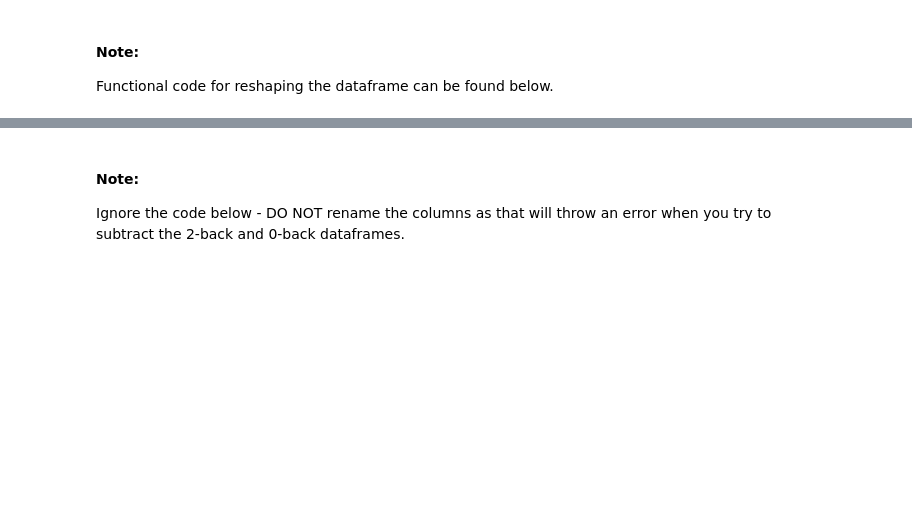
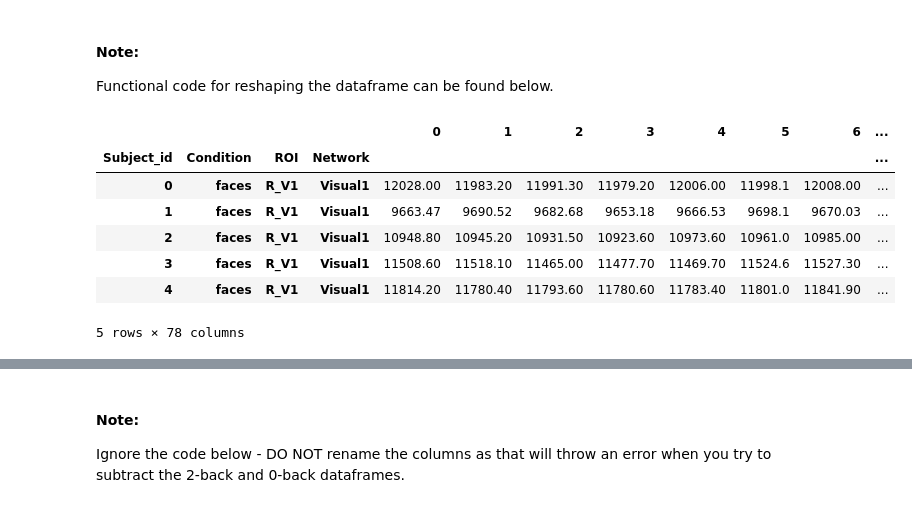
Before and after one commit to pinakm9/NMA, a Jupyter notebook: garbage/fMRI analysis - NMA.ipynb, the cells around one changed output, grey strips where cells are left out. Cells and saved outputs as stored; diff of their text form; code cells hidden in the pictures; blank space fills up the shorter version.

```diff
--- a/garbage/fMRI analysis - NMA.ipynb
+++ b/garbage/fMRI analysis - NMA.ipynb
@@ -353,5 +376,13 @@ X_0back_full = X_df_0back.merge(df_regions, left_on='ROI', right_on='ROI')
 X_2back_full = X_df_2back.merge(df_regions, left_on='ROI', right_on='ROI')
 # %%
 # Sanity check
-print(X_0back_full.head())
-print(X_2back_full.head())
+X_0back_full.head()
+# %% [output]
+|  |  |  |  | 0 | 1 | 2 | 3 | 4 | 5 | 6 | ... |
+| Subject_id | Condition | ROI | Network |  |  |  |  |  |  |  | ... |
+| 0 | faces | R_V1 | Visual1 | 12028.00 | 11983.20 | 11991.30 | 11979.20 | 12006.00 | 11998.1 | 12008.00 | ... |
+| 1 | faces | R_V1 | Visual1 | 9663.47 | 9690.52 | 9682.68 | 9653.18 | 9666.53 | 9698.1 | 9670.03 | ... |
+| 2 | faces | R_V1 | Visual1 | 10948.80 | 10945.20 | 10931.50 | 10923.60 | 10973.60 | 10961.0 | 10985.00 | ... |
+| 3 | faces | R_V1 | Visual1 | 11508.60 | 11518.10 | 11465.00 | 11477.70 | 11469.70 | 11524.6 | 11527.30 | ... |
+| 4 | faces | R_V1 | Visual1 | 11814.20 | 11780.40 | 11793.60 | 11780.60 | 11783.40 | 11801.0 | 11841.90 | ... |
+5 rows × 78 columns
```
Also changed, not shown: parts of 59 cells of this notebook.
